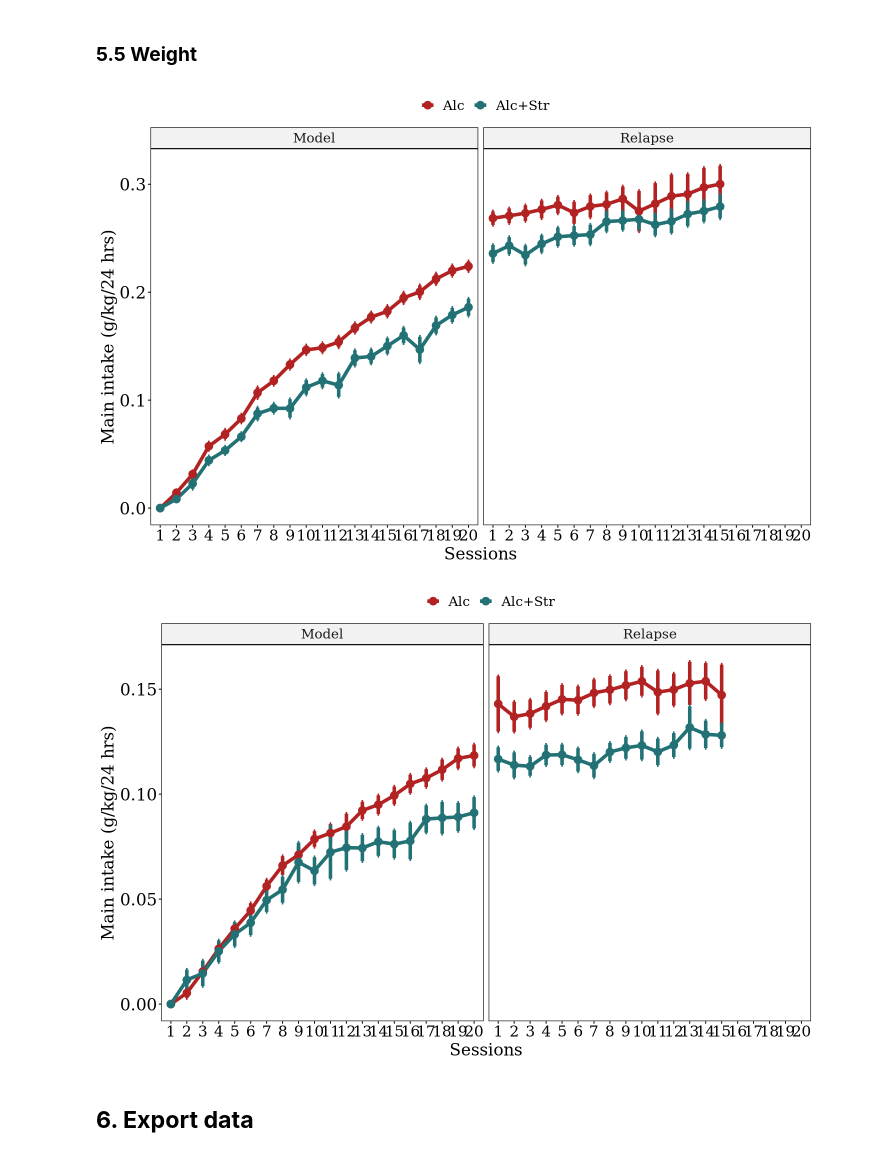
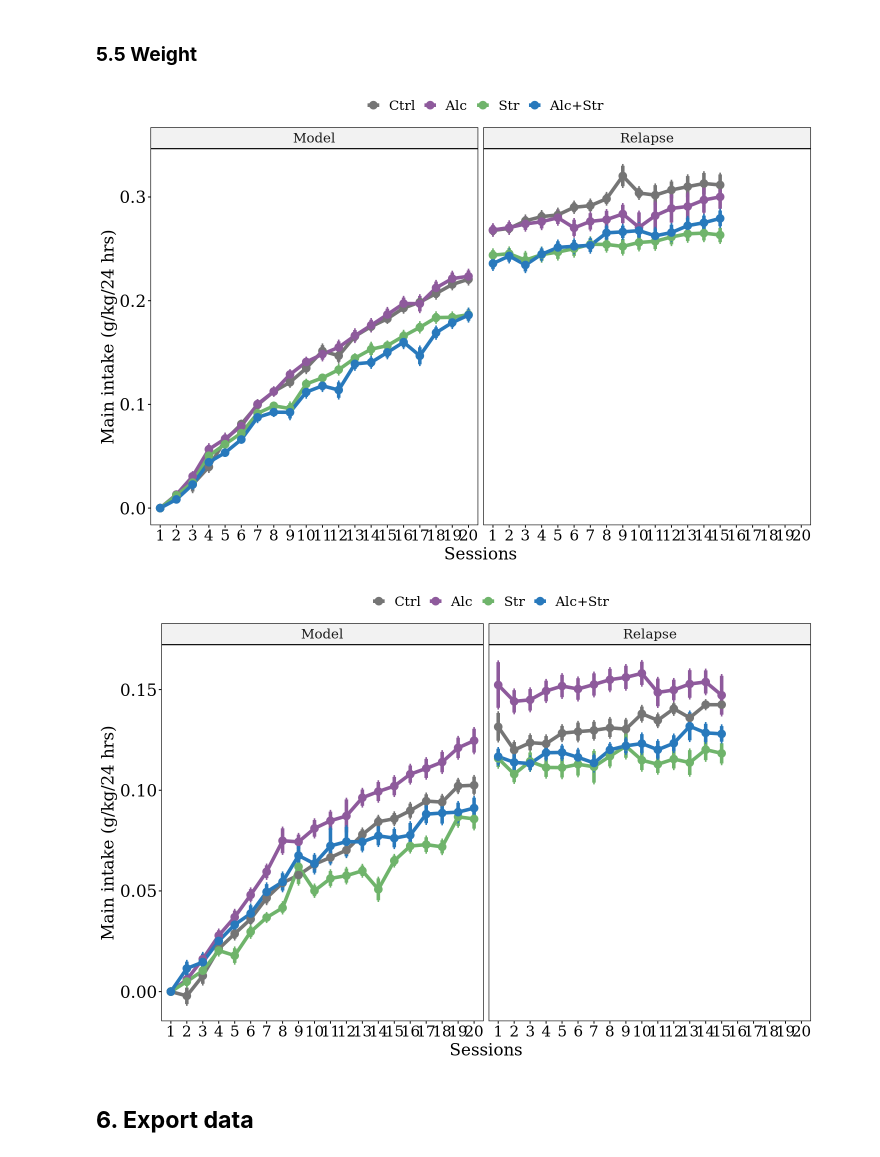
Before and after one commit to JalilRT/Sudmex_alcohol_stress, a Jupyter notebook: code/Alcohol_consumption.ipynb, the cells around one changed output. Saved outputs shown, nothing was run; the diff lists cells and outputs as text; code cells hidden in the pictures.

```diff
--- a/code/Alcohol_consumption.ipynb
+++ b/code/Alcohol_consumption.ipynb
@@ -262,20 +382,20 @@ plot_group
 # %%
 plot_groupM <- Alcohol_intake %>% filter(Sex == "male") %>%
     ggline(x = "Session", y =  "main_intake", group = "Group", point.size = 3,
-           add = c("mean_se"), size=2, color = "Group", facet.by = "Phase", palette = pal_group[2:3],
-           legend.title = "Group",
-           ylab = "Main intake (g/kg/24 hrs)", xlab = "Sessions") + theme_settings
+            add = c("mean_se"), size=2, color = "Group", facet.by = "Phase", palette = pal_group[c(2,4)],
+            legend.title = "Group",
+            ylab = "Main intake (g/kg/24 hrs)", xlab = "Sessions") + theme_settings
 plot_groupF <- Alcohol_intake %>% filter(Sex == "female") %>%
     ggline(x = "Session", y =  "main_intake", group = "Group", point.size = 3,
-           add = c("mean_se"), size=2, color = "Group", facet.by = "Phase", palette = pal_group[2:3],
-           legend.title = "Group",
-           ylab = "Main intake (g/kg/24 hrs)", xlab = "Sessions") + theme_settings
+            add = c("mean_se"), size=2, color = "Group", facet.by = "Phase", palette = pal_group[c(2,4)],
+            legend.title = "Group",
+            ylab = "Main intake (g/kg/24 hrs)", xlab = "Sessions") + theme_settings
 # %% [markdown]
 #### 5.2.2 Binge along the whole protocol
 # %%
 plot_group_binge <- Alcohol_intake %>%
     ggline(x = "Session", y =  "Binge", group = "Group", point.size = 3,
-           add = c("mean_se"), size=2, color = "Group", facet.by = "Phase", palette = pal_group[2:3],
+           add = c("mean_se"), size=2, color = "Group", facet.by = "Phase", palette = pal_group[c(2,4)],
            legend.title = "Group",
            ylab = "Binge (g/kg/30 min)", xlab = "Sessions") + theme_settings
 # %%
@@ -288,7 +408,7 @@ plot_clss_consumption
 # %%
 plot_ADE <- ggline(ADE, x = "Session", y =  "ADE", group = "Group",
               add = c("mean_se", "jitter"), point.size = 4,
-              size=2, color = "Group", palette = pal_group[2:3],
+              size=2, color = "Group", palette = pal_group[c(2,4)],
               xlab = "Sessions", ylab = "ADE") + theme_settings
 plot_ADE
 # %% [output]
@@ -317,7 +437,7 @@ ggarrange(BEC_female,BEC_male)
 #### **5.4 Preferency index**
 # %%
 plot_class_preferency <- Alcohol_intake %>% ggline(x = "Session", y =  "Preferency", group = "Group", point.size = 3,
-           add = c("mean_se"), size=2, color = "Group", facet.by = "Phase", palette = pal_group[2:3],
+           add = c("mean_se"), size=2, color = "Group", facet.by = "Phase", palette = pal_group[c(2,4)],
            legend.title = "Group",
            ylab = "Preferency index", xlab = "Sessions") + theme_settings
 plot_class_preferency
@@ -332,18 +448,18 @@ Alcohol_intake <- Alcohol_intake %>%
 # %%
-Alcohol_intake %>% filter(Sex == "male") %>%
+Weight_intake %>% filter(Sex == "male") %>%
     ggline(x = "Session", y =  "Weight_change", group = "Group", point.size = 3,
-           add = c("mean_se"), size=2, color = "Group", facet.by = "Phase", palette = pal_group[2:3],
-           legend.title = "Group",
-           ylab = "Main intake (g/kg/24 hrs)", xlab = "Sessions") + theme_settings
+            add = c("mean_se"), size=2, color = "Group", facet.by = "Phase", palette = pal_group,
+            legend.title = "Group",
+            ylab = "Main intake (g/kg/24 hrs)", xlab = "Sessions") + theme_settings
 
-Alcohol_intake %>% filter(Sex == "female") %>%
+Weight_intake %>% filter(Sex == "female") %>%
     ggline(x = "Session", y =  "Weight_change", group = "Group", point.size = 3,
-           add = c("mean_se"), size=2, color = "Group", facet.by = "Phase", palette = pal_group[2:3],
-           legend.title = "Group",
-           ylab = "Main intake (g/kg/24 hrs)", xlab = "Sessions") + theme_settings
+            add = c("mean_se"), size=2, color = "Group", facet.by = "Phase", palette = pal_group,
+            legend.title = "Group",
+            ylab = "Main intake (g/kg/24 hrs)", xlab = "Sessions") + theme_settings
 # %% [output]
-[figure, old version]
+[figure, new version]
-[figure, old version]
+[figure, new version]
 # %% [markdown]
 ## **6. Export data**
 # %%
```
Also changed, not shown: parts of 35 cells of this notebook, 5 other files.
